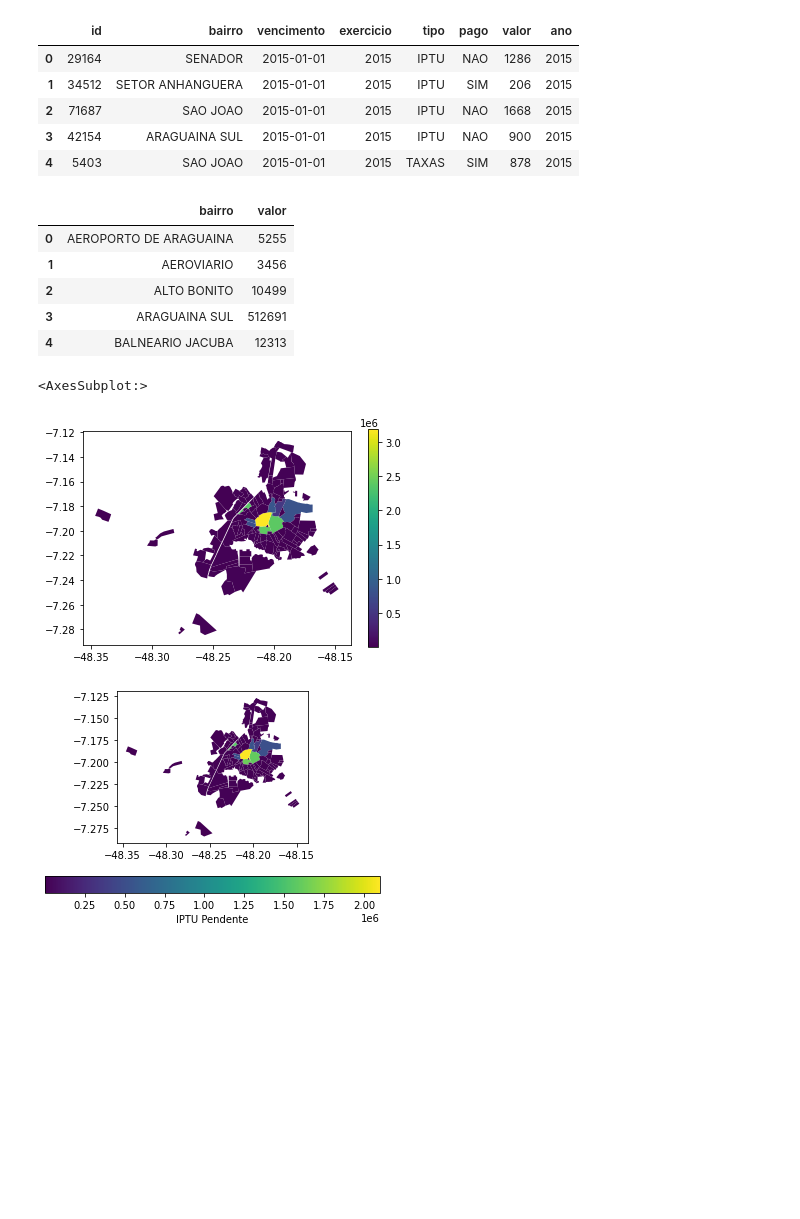
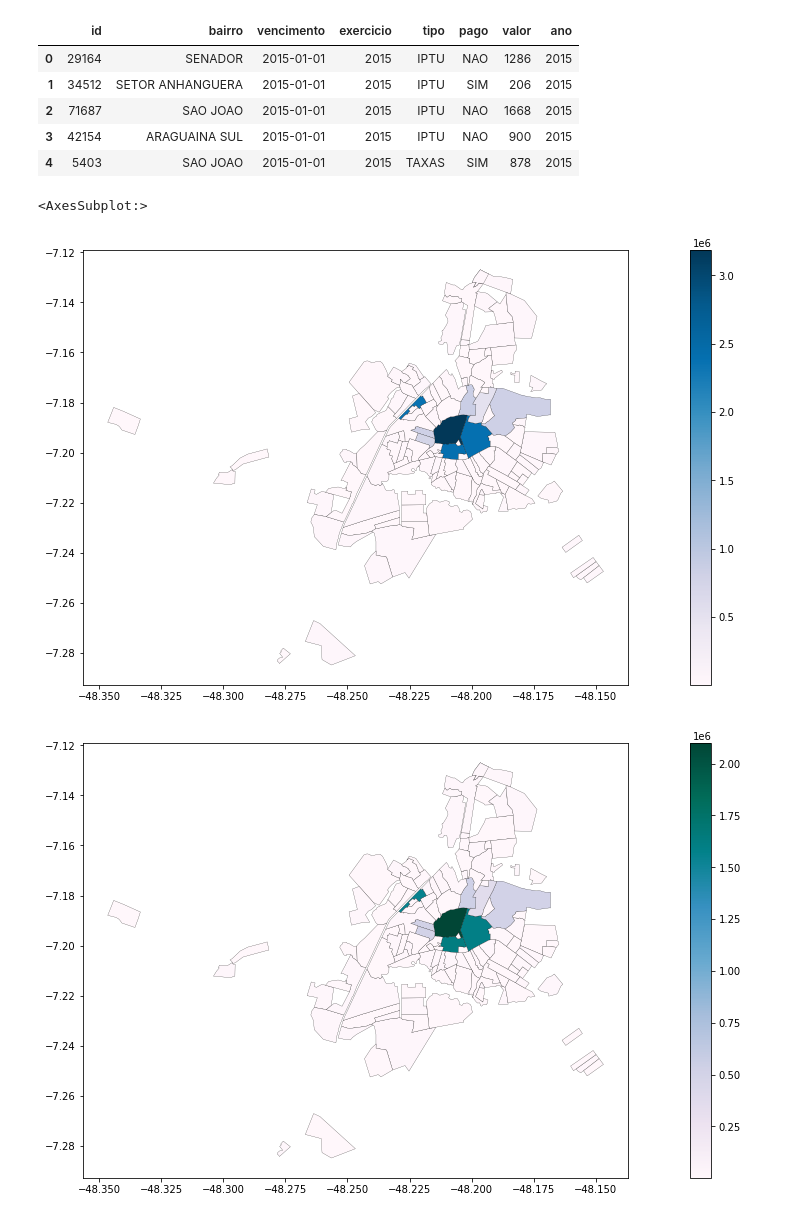
Before and after one commit to datahubi-gov/datahubi, a Jupyter notebook: Python/scripts/fazenda-mapa.ipynb, the cells around one changed output. Drawn from its saved outputs; the diff is of its cells as text; code cells hidden in the pictures; blank space fills up the shorter version.

Commit message:
modelo de mapas

```diff
--- a/Python/scripts/fazenda-mapa.ipynb
+++ b/Python/scripts/fazenda-mapa.ipynb
@@ -24,24 +24,19 @@ lanc.head()
 | 4 | 5403 | SAO JOAO | 2015-01-01 | 2015 | TAXAS | SIM | 878 | 2015 |
 # %%
 total_pago = lanc.loc[(lanc['ano']==2020) & (lanc['pago']=='SIM')].drop(columns=['id','vencimento','exercicio','tipo','pago','ano']).groupby('bairro').sum().reset_index()
-total_pago.head()
+
 total_pendente = lanc.loc[(lanc['ano']==2020) & (lanc['pago']=='NAO')].drop(columns=['id','vencimento','exercicio','tipo','pago','ano']).groupby('bairro').sum().reset_index()
-total_pendente.head()
-# %% [output]
-|  | bairro | valor |
-| 0 | AEROPORTO DE ARAGUAINA | 5255 |
-| 1 | AEROVIARIO | 3456 |
-| 2 | ALTO BONITO | 10499 |
-| 3 | ARAGUAINA SUL | 512691 |
-| 4 | BALNEARIO JACUBA | 12313 |
 # %%
 #Merge os dados
 df_mapa_pago = ba.merge(total_pago,how='left',left_on='bairro',right_on='bairro').drop(columns=['descricao'])
 df_mapa_pendente = ba.merge(total_pendente,how='left',left_on='bairro',right_on='bairro').drop(columns=['descricao'])
-# %%
-df_mapa_pago.plot(column='valor',legend=True)
-df_mapa_pendente.plot(column='valor',legend=True,legend_kwds={'label': "IPTU Pendente",'orientation': "horizontal"})
-# %% [output]
-<AxesSubplot:>
-[figure, removed]
-[figure, removed]
+# %%
+df_mapa_pago.plot(column='valor',legend=True,figsize=(22,8),cmap='PuBu',edgecolor='black',linewidth=0.2)
+df_mapa_pendente.plot(column='valor',legend=True,figsize=(22,8),cmap='PuBuGn',edgecolor='black',linewidth=0.2)
+df_mapa_pendente.plot(column='valor',legend=True,figsize=(22,8),cmap='twilight',edgecolor='black',linewidth=0.2)
+df_mapa_pendente.plot(column='valor',legend=True,figsize=(22,8),cmap='Paired',edgecolor='black',linewidth=0.2)
+df_mapa_pendente.plot(column='valor',legend=True,figsize=(22,8),cmap='ocean',edgecolor='black',linewidth=0.2)
+# %% [output]
+<AxesSubplot:>
+[figure, added]
+[figure, added]
```
Also changed, not shown: parts of 1 cell of this notebook.
